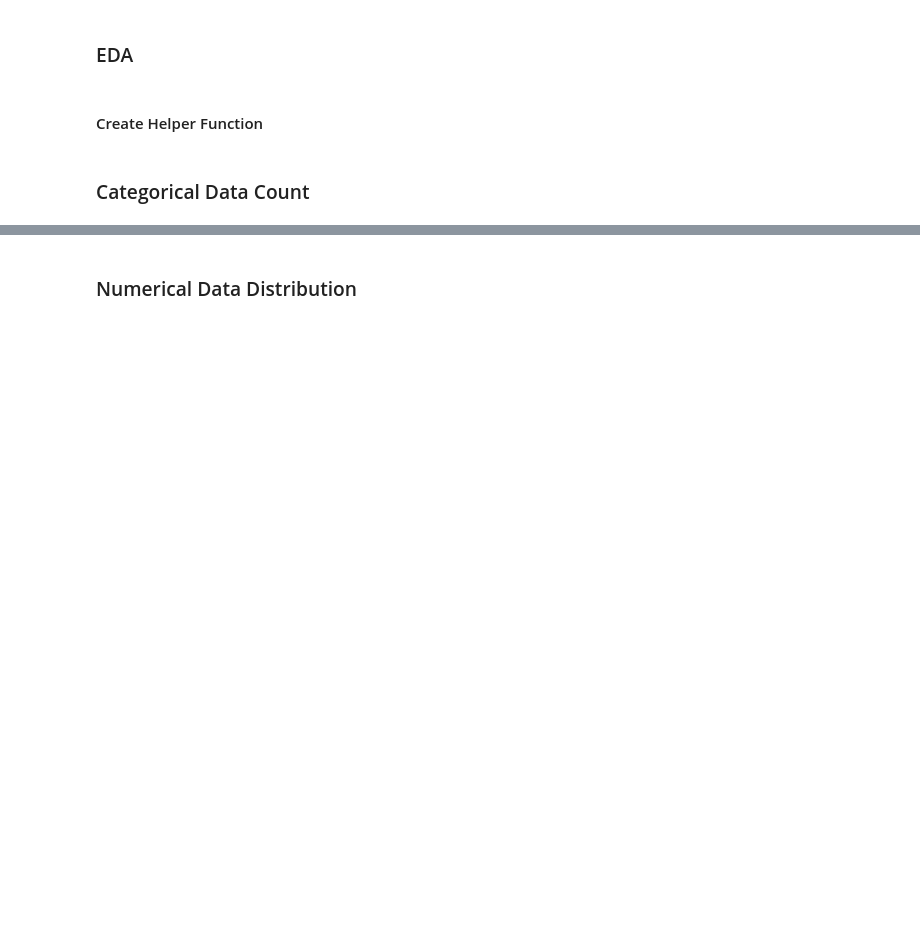
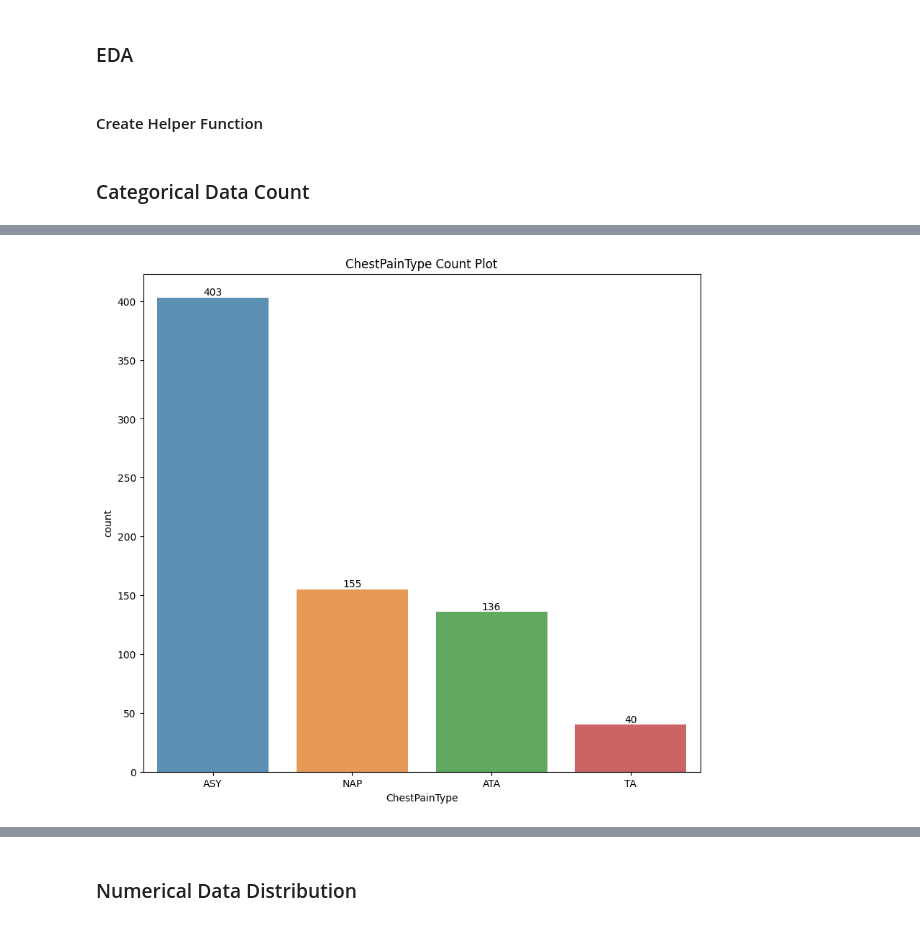
Before and after one commit to shandytp/heart_failure_prediction, a Jupyter notebook: modeling-logistic-regression.ipynb, the cells around one changed output, grey strips where cells are left out. Drawn from its saved outputs; the diff is of its cells as text; code cells hidden in the pictures; blank space fills up the shorter version.

```diff
--- a/modeling-logistic-regression.ipynb
+++ b/modeling-logistic-regression.ipynb
@@ -206,0 +228,4 @@ for col_cat in COLS_CATEGORICAL:
+# %%
+count_plot("ChestPainType")
+# %% [output]
+[figure, added]
```
Also changed, not shown: parts of 133 cells of this notebook.
